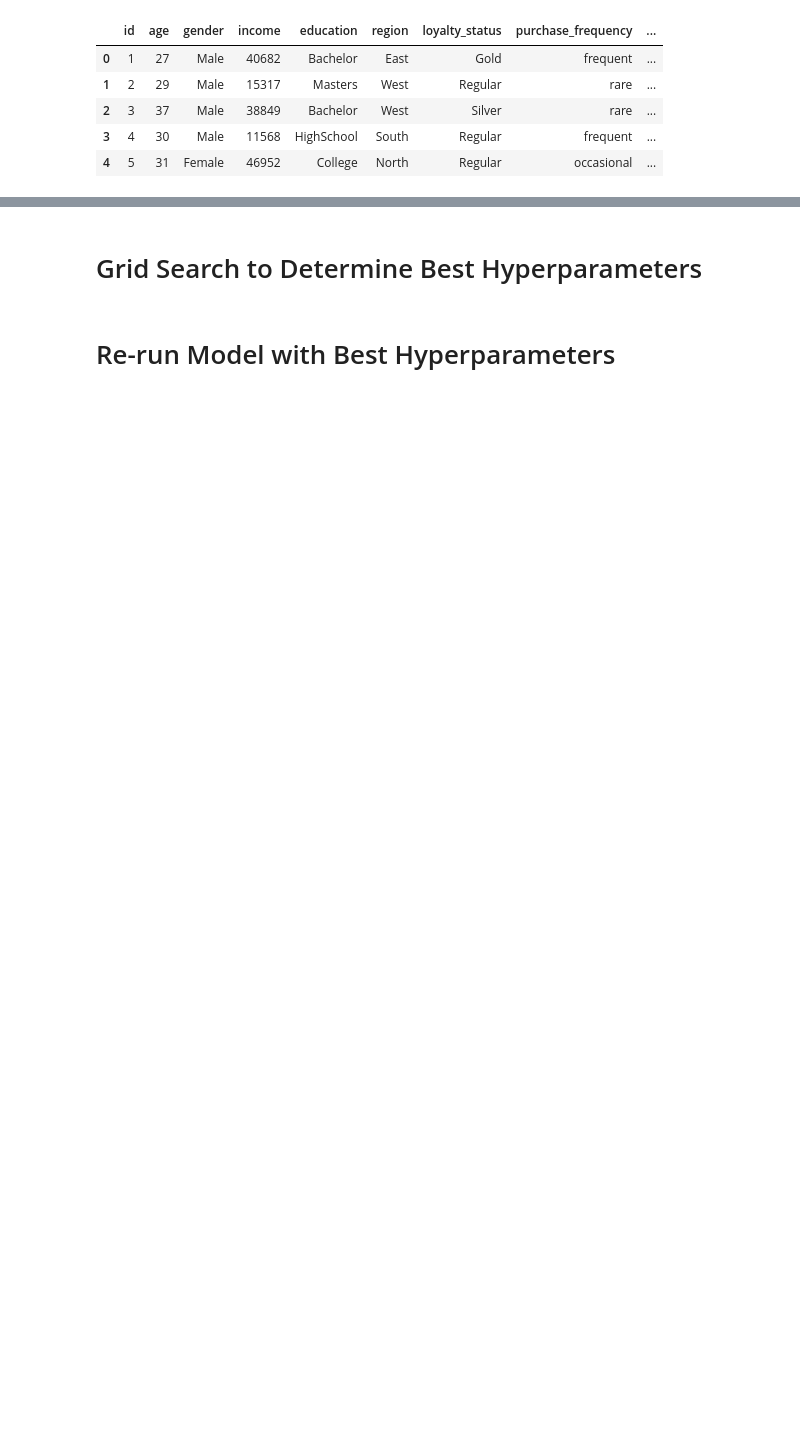
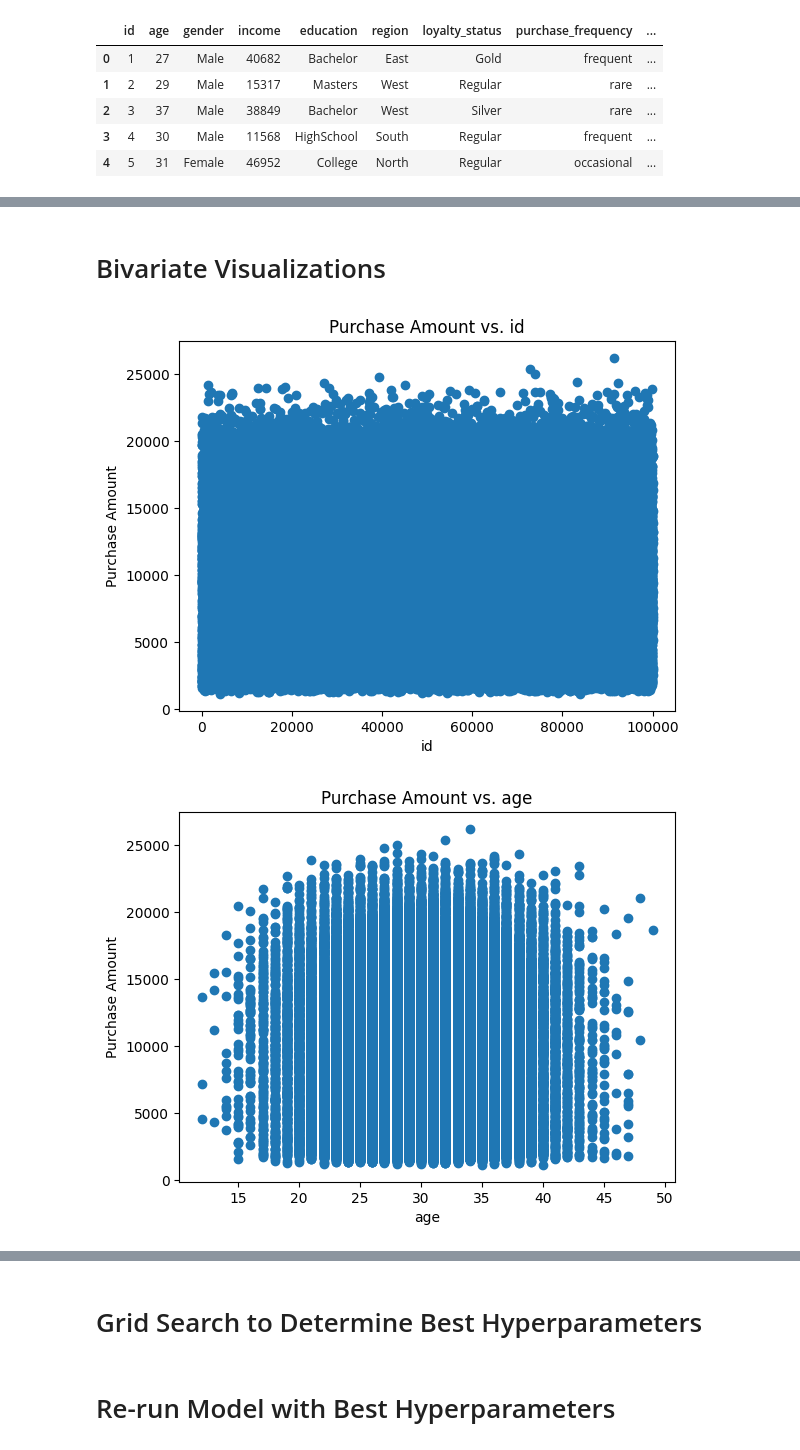
Before and after one commit to david-00001/capstone, a Jupyter notebook: Decision Tree Regressor.ipynb, the cells around one changed output, grey strips where cells are left out. Drawn from its saved outputs; the diff is of its cells as text; code cells hidden in the pictures; blank space fills up the shorter version.

```diff
--- a/Decision Tree Regressor.ipynb
+++ b/Decision Tree Regressor.ipynb
@@ -57,0 +226,25 @@ df['purchase_amount'].max() - df['purchase_amount'].min()
+# %% [markdown]
+# Bivariate Visualizations
+# %%
+# Create bivariate visualizations for each dependent/independent variable combination
+for col in df.columns:
+    if col != 'purchase_amount':
+        # Scatterplot if continuous vs. continuous
+        if df[col].dtype != 'object':
+            plt.scatter(df[col], df['purchase_amount'])
+            plt.title(f'Purchase Amount vs. {col}')
+            plt.xlabel(col)
+            plt.ylabel('Purchase Amount')
+            plt.show()
+        # Boxplot if continuous vs. categorical
+        else:
+            sns.boxplot(x=col, y='purchase_amount', data=df)
+            plt.title(f'Purchase Amount vs. {col}', fontsize=18)
+            plt.xlabel(col, fontsize=18)
+            plt.ylabel('Purchase Amount', fontsize=18)
+            plt.tick_params(axis='x', which='major', labelsize=14, rotation=45)
+            plt.tick_params(axis='both', which='major', labelsize=16)
+            plt.show()
+# %% [output]
+[figure, added]
+[figure, added]
```
Also changed, not shown: parts of 40 cells of this notebook.
